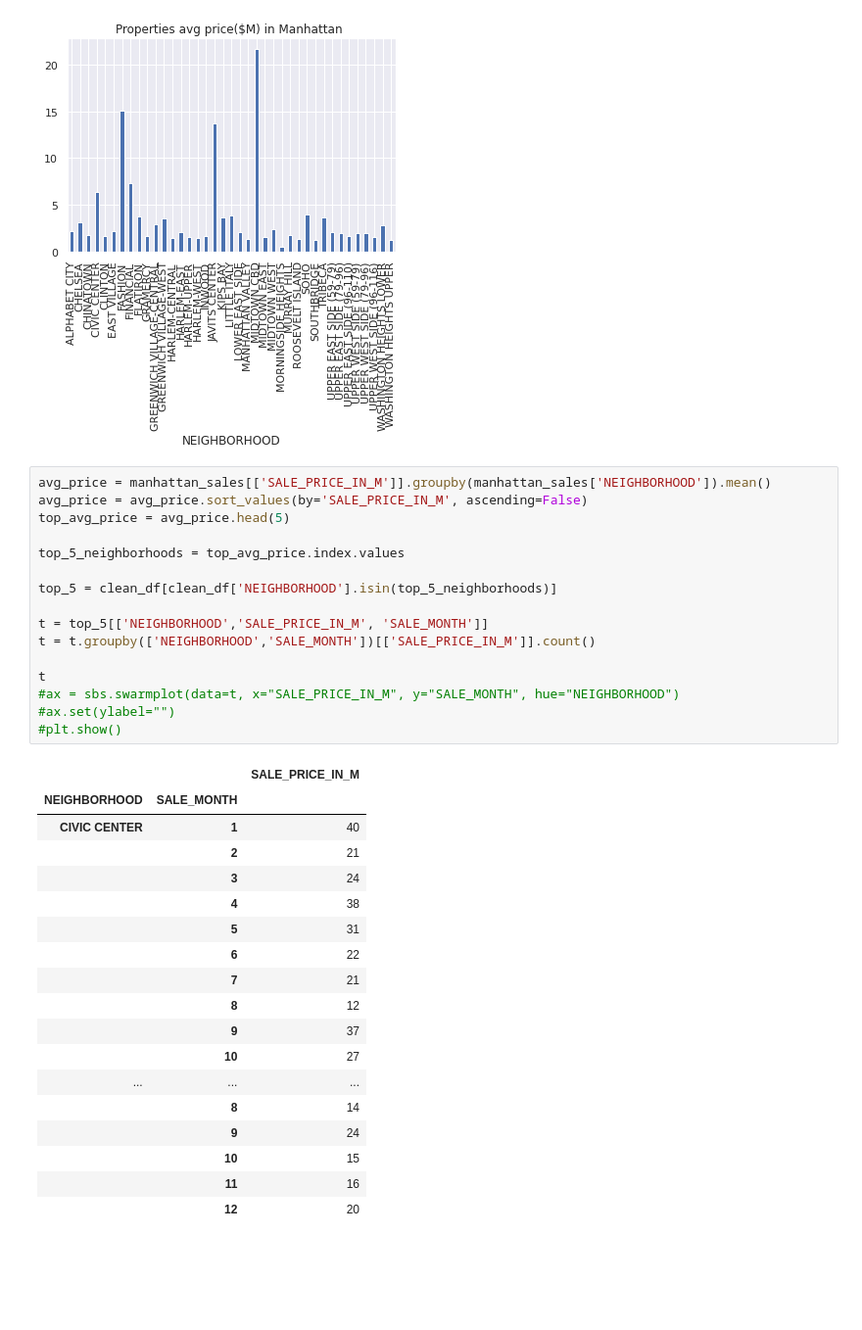
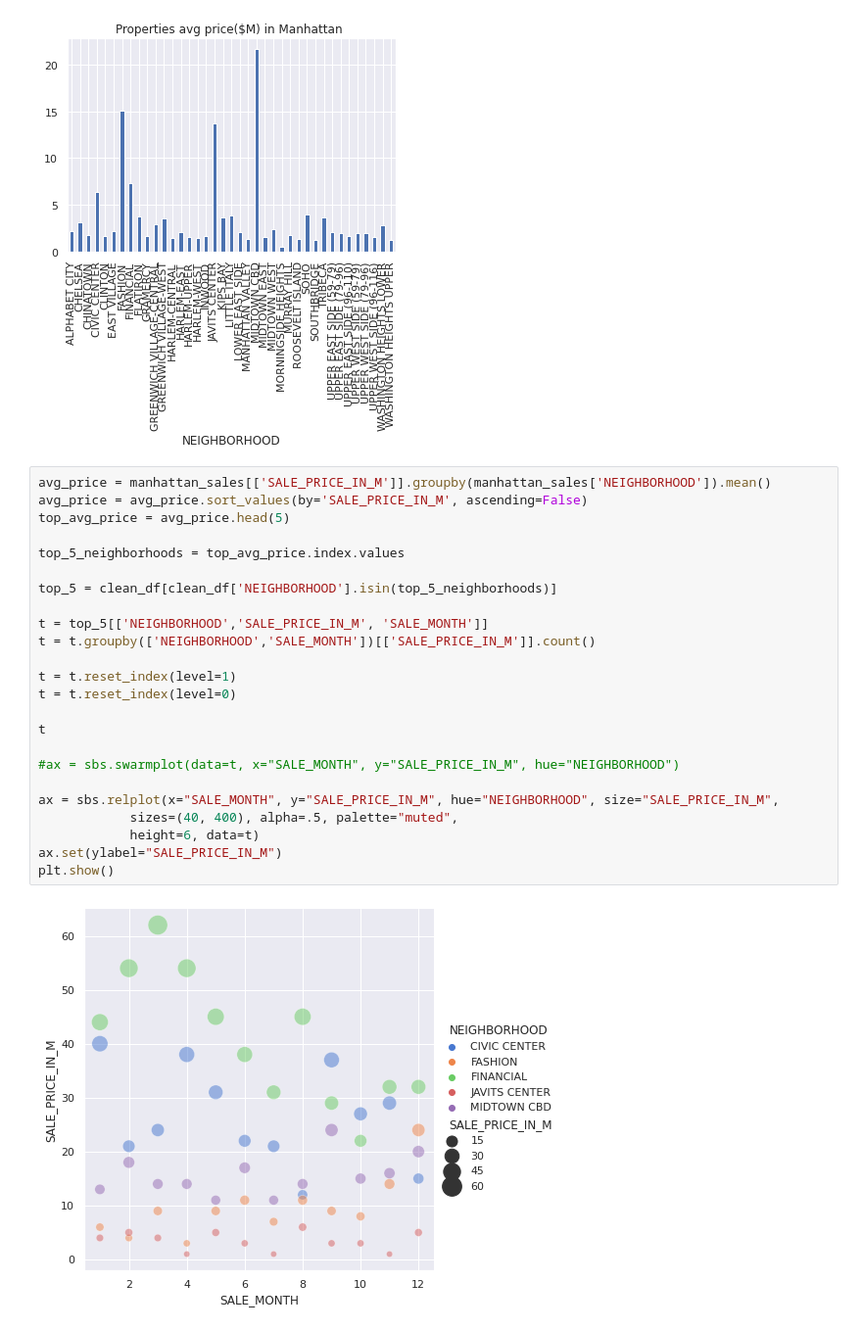
Before and after one commit to anton-asnitsky/naya-ds-2022-pandas, a Jupyter notebook: nyc-property-sales-eda.ipynb, the cells around one changed output. Shown at 98% size. Saved outputs shown, nothing was run; the diff lists cells and outputs as text; blank space fills up the shorter version.

Commit message:
Kaggle Notebook | NYC Property Sales - EDA | Version 11

```diff
--- a/nyc-property-sales-eda.ipynb
+++ b/nyc-property-sales-eda.ipynb
@@ -153,35 +153,26 @@ Text(0.5, 1.0, 'Properties avg price($M) in Manhattan ')
 # %%
 avg_price = manhattan_sales[['SALE_PRICE_IN_M']].groupby(manhattan_sales['NEIGHBORHOOD']).mean()
 avg_price = avg_price.sort_values(by='SALE_PRICE_IN_M', ascending=False)
 top_avg_price = avg_price.head(5)
 
 top_5_neighborhoods = top_avg_price.index.values
 
 top_5 = clean_df[clean_df['NEIGHBORHOOD'].isin(top_5_neighborhoods)]
 
 t = top_5[['NEIGHBORHOOD','SALE_PRICE_IN_M', 'SALE_MONTH']]
 t = t.groupby(['NEIGHBORHOOD','SALE_MONTH'])[['SALE_PRICE_IN_M']].count()
 
+t = t.reset_index(level=1)
+t = t.reset_index(level=0)
+
 t
-#ax = sbs.swarmplot(data=t, x="SALE_PRICE_IN_M", y="SALE_MONTH", hue="NEIGHBORHOOD")
-#ax.set(ylabel="")
-#plt.show()
+
+#ax = sbs.swarmplot(data=t, x="SALE_MONTH", y="SALE_PRICE_IN_M", hue="NEIGHBORHOOD")
+
+ax = sbs.relplot(x="SALE_MONTH", y="SALE_PRICE_IN_M", hue="NEIGHBORHOOD", size="SALE_PRICE_IN_M",
+            sizes=(40, 400), alpha=.5, palette="muted",
+            height=6, data=t)
+ax.set(ylabel="SALE_PRICE_IN_M")
+plt.show()
 # %% [output]
-|  |  | SALE_PRICE_IN_M |
-| NEIGHBORHOOD | SALE_MONTH |  |
-| CIVIC CENTER | 1 | 40 |
-|  | 2 | 21 |
-|  | 3 | 24 |
-|  | 4 | 38 |
-|  | 5 | 31 |
-|  | 6 | 22 |
-|  | 7 | 21 |
-|  | 8 | 12 |
-|  | 9 | 37 |
-|  | 10 | 27 |
-| ... | ... | ... |
-|  | 8 | 14 |
-|  | 9 | 24 |
-|  | 10 | 15 |
-|  | 11 | 16 |
-|  | 12 | 20 |
+[figure, added]
```
Also changed, not shown: parts of 1 cell of this notebook.
